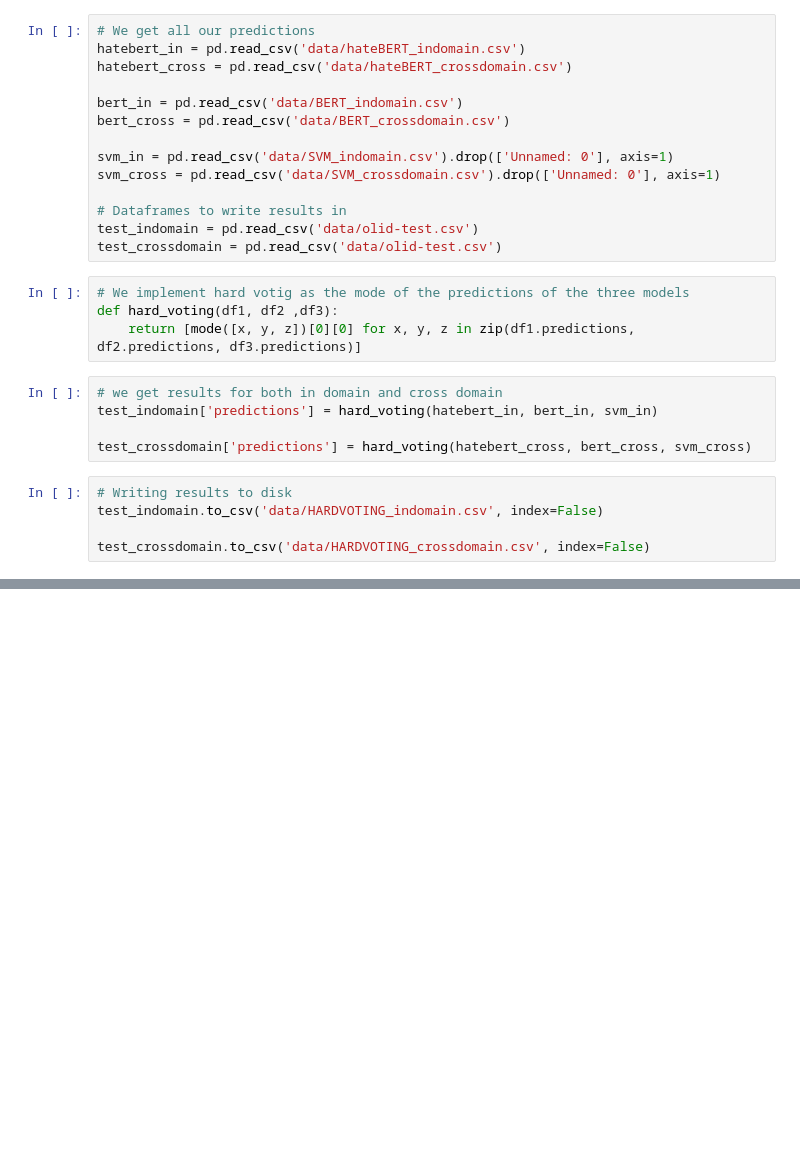
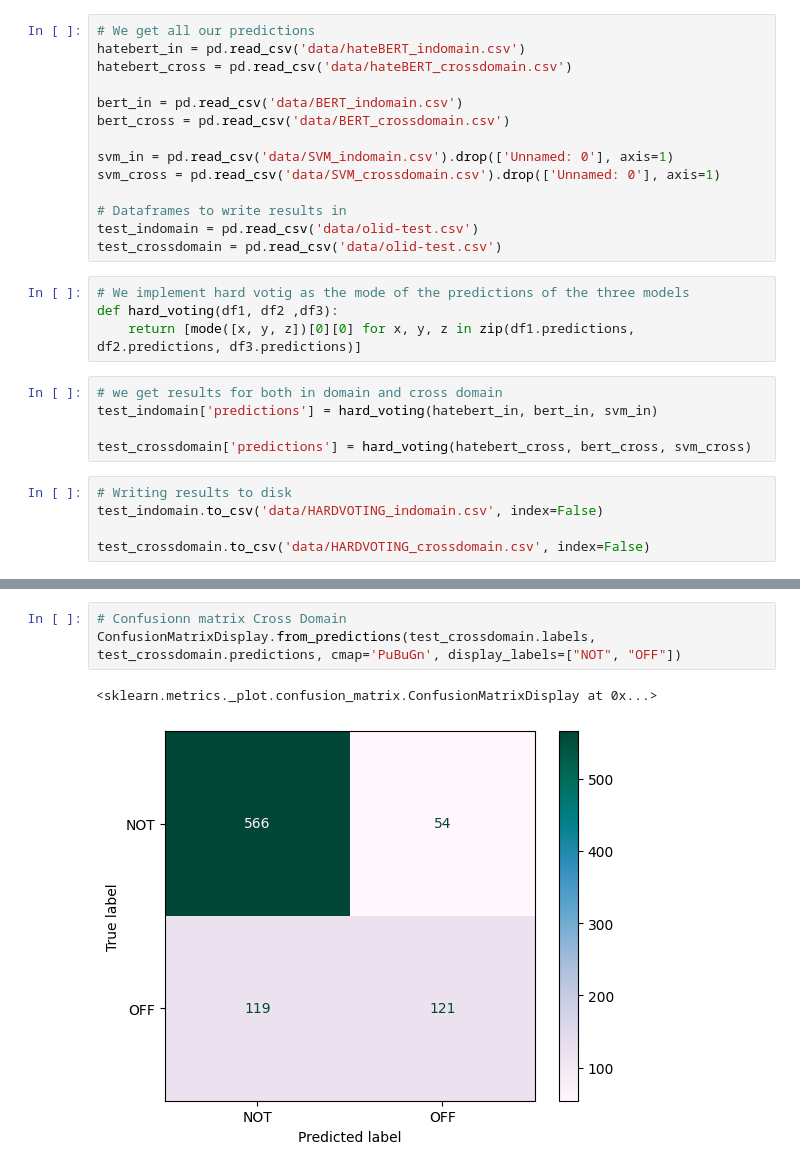
Before and after one commit to nedimazar/SM-A3, a Jupyter notebook: Hard Majority Voting.ipynb, the cells around one changed output, grey strips where cells are left out. Cells and saved outputs as stored; diff of their text form; blank space fills up the shorter version.

```diff
--- a/Hard Majority Voting.ipynb
+++ b/Hard Majority Voting.ipynb
@@ -31,0 +64,6 @@ test_crossdomain.to_csv('data/HARDVOTING_crossdomain.csv', index=False)
+# %%
+# Confusionn matrix Cross Domain
+ConfusionMatrixDisplay.from_predictions(test_crossdomain.labels, test_crossdomain.predictions, cmap='PuBuGn', display_labels=["NOT", "OFF"])
+# %% [output]
+<sklearn.metrics._plot.confusion_matrix.ConfusionMatrixDisplay at 0x...>
+[figure, added]
```
Also changed, not shown: parts of 4 cells of this notebook, 1 other file.
